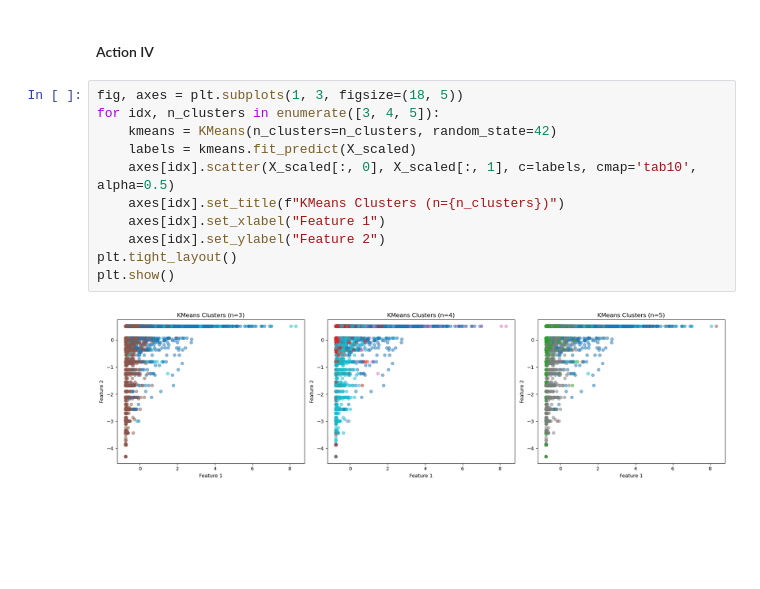
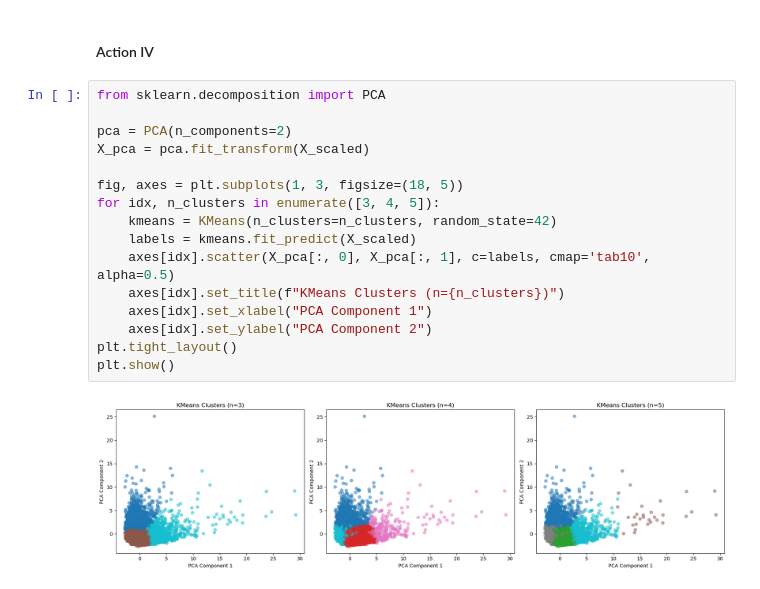
Before and after one commit to LoganShmogan/ml-techniques-stocks-clusters-asignment, a Jupyter notebook: task2DataClustering.ipynb, the cells around one changed output. Saved outputs shown, nothing was run; the diff lists cells and outputs as text; blank space fills up the shorter version.

```diff
--- a/task2DataClustering.ipynb
+++ b/task2DataClustering.ipynb
@@ -80,15 +80,20 @@ n_clusters=15, inertia=53655.09503310973
 # %% [markdown]
 #### Action IV
 # %%
+from sklearn.decomposition import PCA
+
+pca = PCA(n_components=2)
+X_pca = pca.fit_transform(X_scaled)
+
 fig, axes = plt.subplots(1, 3, figsize=(18, 5))
 for idx, n_clusters in enumerate([3, 4, 5]):
     kmeans = KMeans(n_clusters=n_clusters, random_state=42)
     labels = kmeans.fit_predict(X_scaled)
-    axes[idx].scatter(X_scaled[:, 0], X_scaled[:, 1], c=labels, cmap='tab10', alpha=0.5)
+    axes[idx].scatter(X_pca[:, 0], X_pca[:, 1], c=labels, cmap='tab10', alpha=0.5)
     axes[idx].set_title(f"KMeans Clusters (n={n_clusters})")
-    axes[idx].set_xlabel("Feature 1")
-    axes[idx].set_ylabel("Feature 2")
+    axes[idx].set_xlabel("PCA Component 1")
+    axes[idx].set_ylabel("PCA Component 2")
 plt.tight_layout()
 plt.show()
 # %% [output]
-[figure, old version]
+[figure, new version]
```
Also changed, not shown: parts of 1 cell of this notebook.
